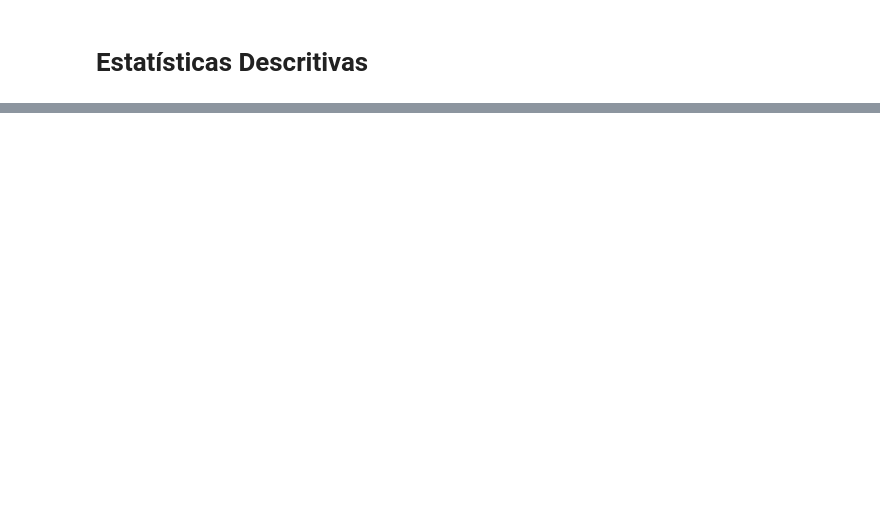
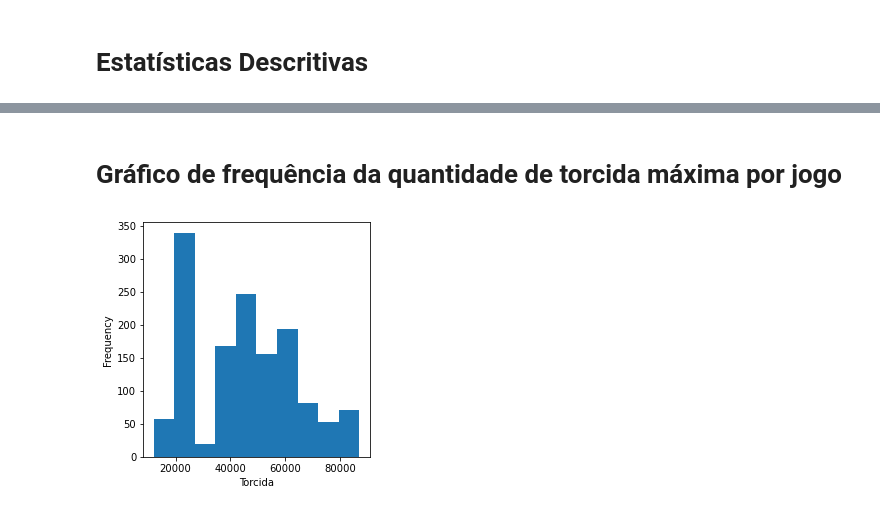
Before and after one commit to MarcosTamas12/Projeto-Integrador-III, a Jupyter notebook: Projeto Integrador.ipynb, the cells around one changed output, grey strips where cells are left out. Saved outputs shown, nothing was run; the diff lists cells and outputs as text; code cells hidden in the pictures; blank space fills up the shorter version.

```diff
--- a/Projeto Integrador.ipynb
+++ b/Projeto Integrador.ipynb
@@ -207,0 +181,9 @@ plt.show()
+# %% [markdown]
+# Gráfico de frequência da quantidade de torcida máxima por jogo
+# %%
+ax = (dados.query("publico_max >0 & Vitoria_man =='1'").publico_max).plot.hist(figsize=(4, 4))
+ax.set_xlabel('Torcida')
+plt.tight_layout()
+plt.show()
+# %% [output]
+[figure, added]
```
Also changed, not shown: parts of 47 cells of this notebook.
